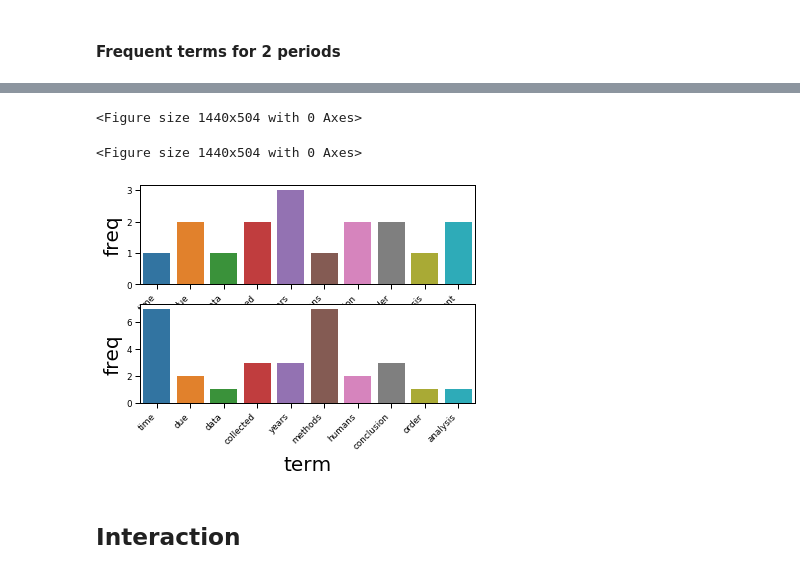
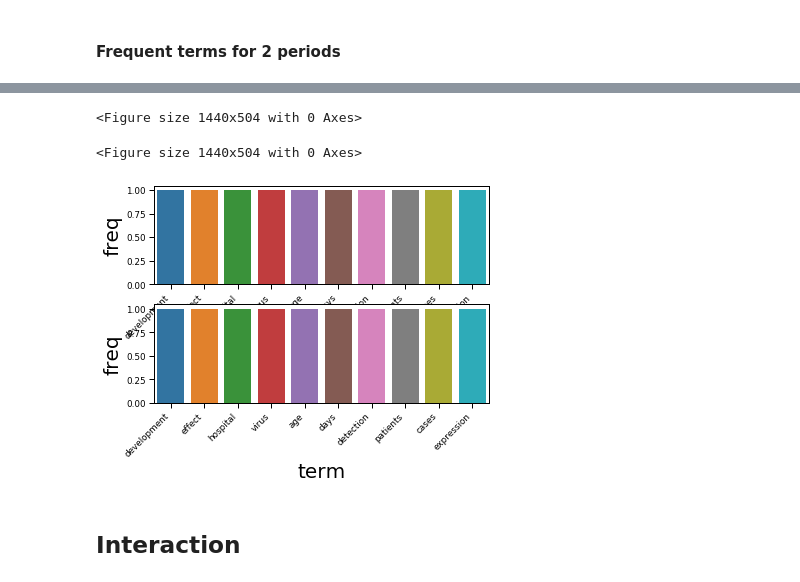
Before and after one commit to LI-Ke/PLDAC2020_Pivot_Graph_Exploration, a Jupyter notebook: Demo_Labels_CORONA.ipynb, the cells around one changed output, grey strips where cells are left out. Saved outputs shown, nothing was run; the diff lists cells and outputs as text; code cells hidden in the pictures.

```diff
--- a/Demo_Labels_CORONA.ipynb
+++ b/Demo_Labels_CORONA.ipynb
@@ -193,31 +193,31 @@ L.head(10)
 # %%
-L1 = L[L.period=='2000-2002']
-L2 = L[L.period=='2002-2004']
+L1 = L[L.period=='2002-2004']
+L2 = L[L.period=='2004-2006']
 
 all = [L1, L2]
 
 # TOPPLOT = 20
 
 
 sns.set_context("paper", rc={"axes.labelsize":20})
 plt.figure(figsize=(20,7))
 
 # set a fixed range for the y axis
 plt.ylim(0,6)
 
 # size of values on axes
 ax.tick_params(labelsize=20)
 
 plt.clf()
 plt.figure(figsize=(20,7))
 fig, axs = plt.subplots(2,1)
 for i in range(0, 2):
     axs[i].set_xticklabels(ax.get_xticklabels(), rotation=45, horizontalalignment='right');
     sns.barplot(x="term", y="freq",  data=all[i][:10], ax=axs[i])
 # %% [output]
 <Figure size 1440x504 with 0 Axes>
 <Figure size 1440x504 with 0 Axes>
-[figure, old version]
+[figure, new version]
 # %% [markdown]
 ## Interaction
 # %%
```
Also changed, not shown: parts of 7 cells of this notebook, 2 other files.
